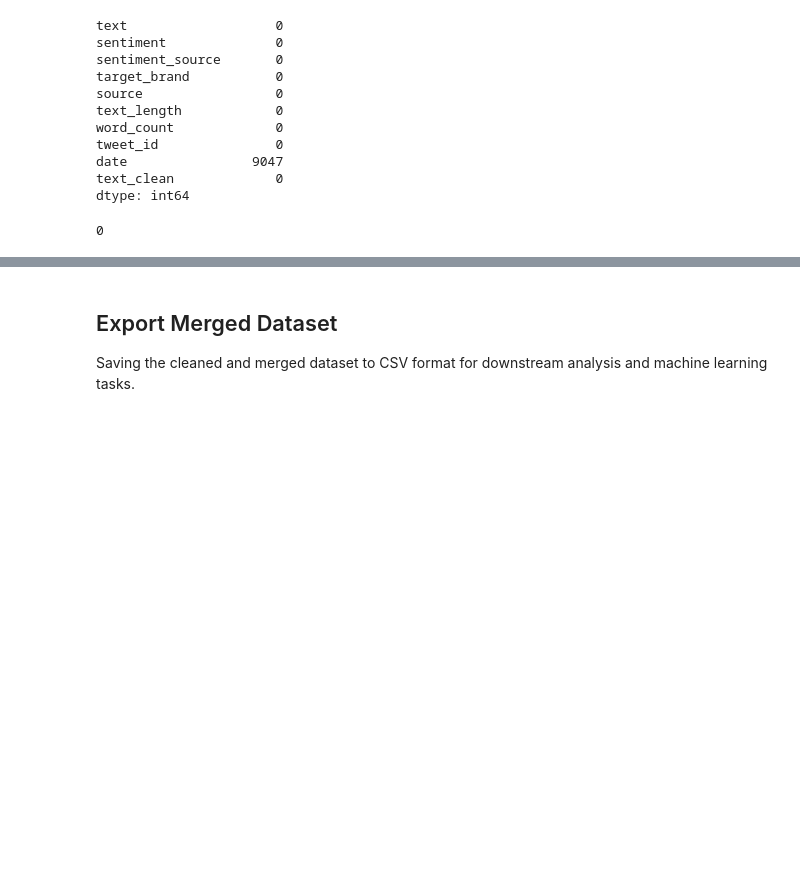
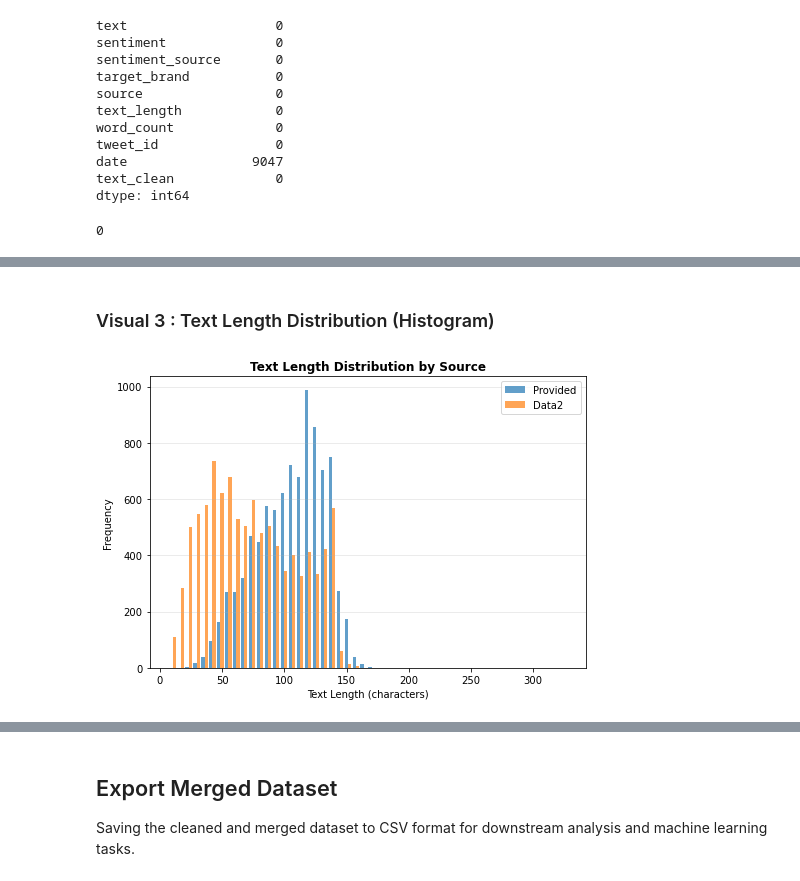
Before and after one commit to FaithGicheru/Twitter-Sentiment-Analysis-for-Tech-Product-Brands, a Jupyter notebook: Project_4.ipynb, the cells around one changed output, grey strips where cells are left out. Saved outputs shown, nothing was run; the diff lists cells and outputs as text; code cells hidden in the pictures; blank space fills up the shorter version.

```diff
--- a/Project_4.ipynb
+++ b/Project_4.ipynb
@@ -480,0 +462,20 @@ plt.show()
+# %% [markdown]
+### Visual 3 : Text Length Distribution (Histogram)
+# %%
+plt.figure(figsize=(7, 5))
+
+provided_lengths = merged_df.loc[merged_df['source'] == 'Provided', 'text_length'].dropna()
+data2_lengths = merged_df.loc[merged_df['source'] == 'Data2', 'text_length'].dropna()
+
+plt.hist([provided_lengths, data2_lengths],bins=50,label=['Provided', 'Data2'],alpha=0.7)
+
+plt.title('Text Length Distribution by Source', fontweight='bold')
+plt.xlabel('Text Length (characters)')
+plt.ylabel('Frequency')
+plt.legend()
+plt.grid(axis='y', alpha=0.3)
+
+plt.tight_layout()
+plt.show()
+# %% [output]
+[figure, added]
```
Also changed, not shown: parts of 8 cells of this notebook.
